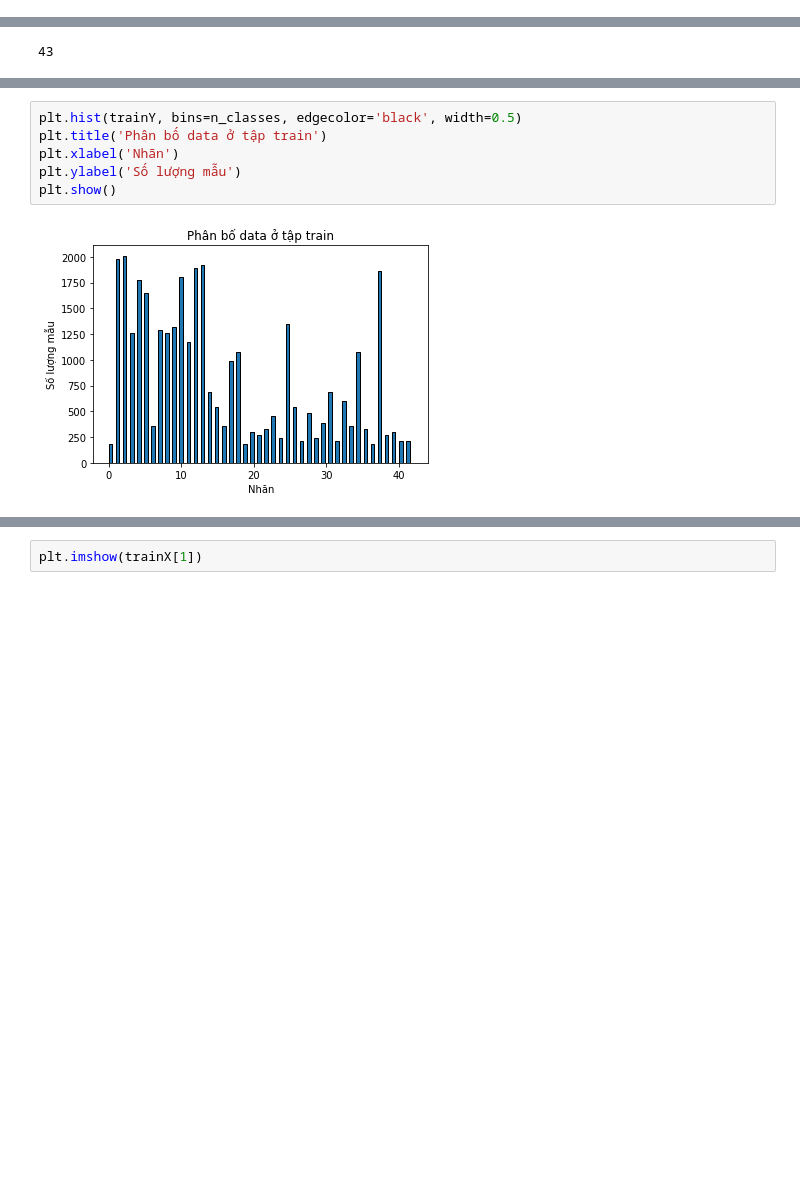
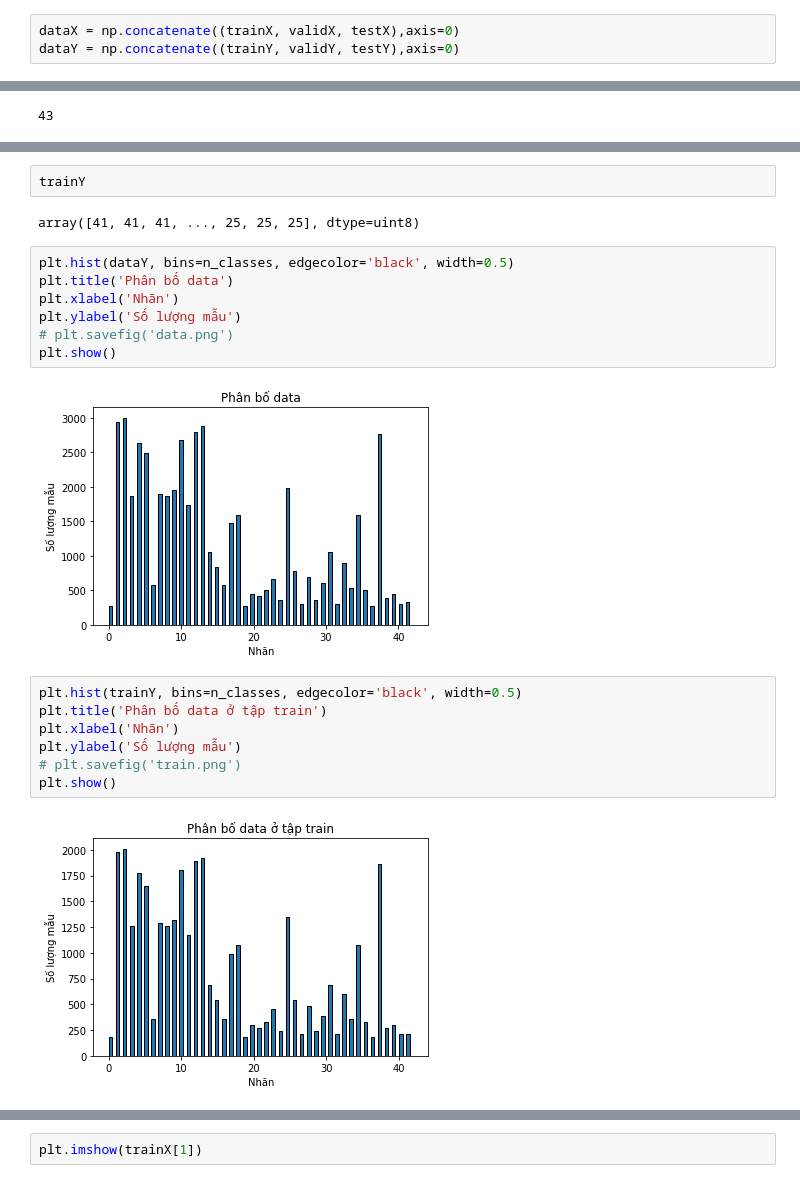
Before and after one commit to hoangdh1/TrafficSignClassification, a Jupyter notebook: TrafficSignClassification.ipynb, the cells around one changed output, grey strips where cells are left out. Drawn from its saved outputs; the diff is of its cells as text; blank space fills up the shorter version.

```diff
--- a/TrafficSignClassification.ipynb
+++ b/TrafficSignClassification.ipynb
@@ -88,0 +128,3 @@ import matplotlib.pyplot as plt
+# %%
+dataX = np.concatenate((trainX, validX, testX),axis=0)
+dataY = np.concatenate((trainY, validY, testY),axis=0)
@@ -95,8 +167,22 @@ n_classes
+# %%
+trainY
+# %% [output]
+array([41, 41, 41, ..., 25, 25, 25], dtype=uint8)
+# %%
+plt.hist(dataY, bins=n_classes, edgecolor='black', width=0.5)
+plt.title('Phân bố data')
+plt.xlabel('Nhãn')
+plt.ylabel('Số lượng mẫu')
+# plt.savefig('data.png')
+plt.show()
+# %% [output]
+[figure, added]
 # %%
 plt.hist(trainY, bins=n_classes, edgecolor='black', width=0.5)
 plt.title('Phân bố data ở tập train')
 plt.xlabel('Nhãn')
 plt.ylabel('Số lượng mẫu')
+# plt.savefig('train.png')
 plt.show()
 # %% [output]
 [figure]
```
Also changed, not shown: parts of 199 cells of this notebook.
